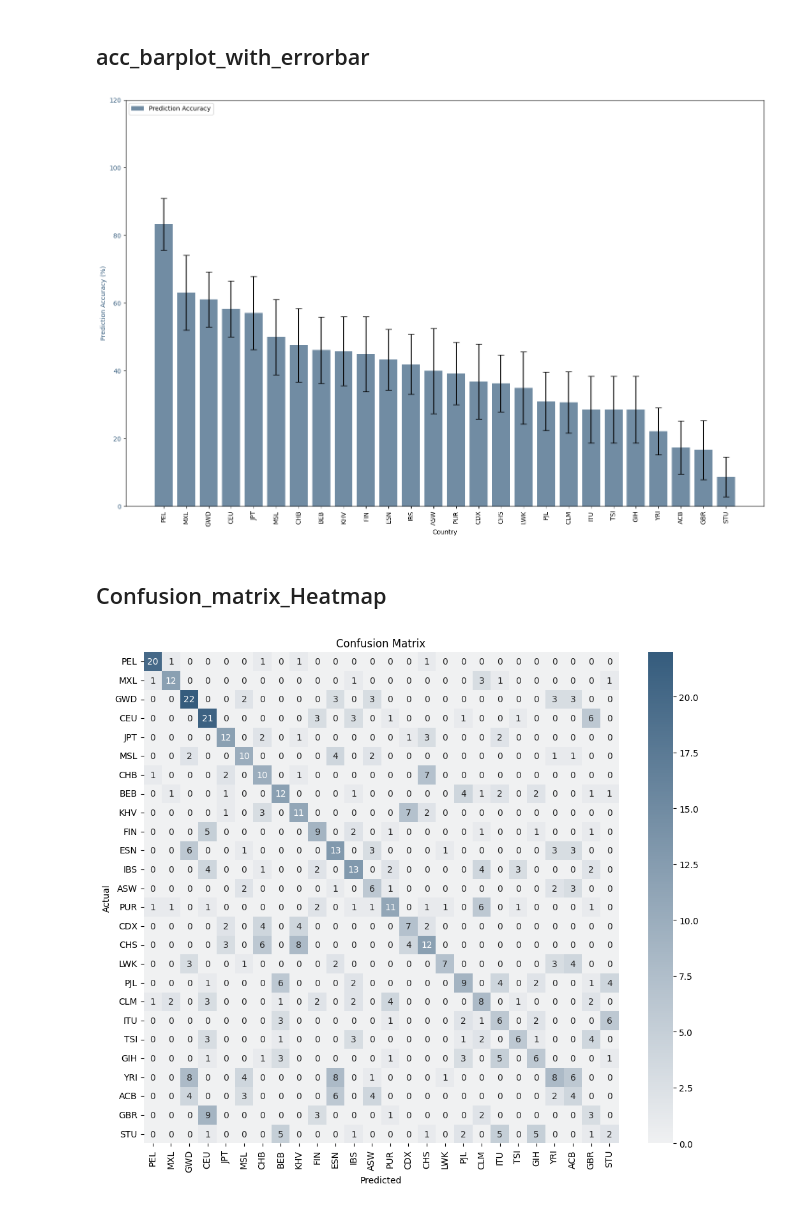
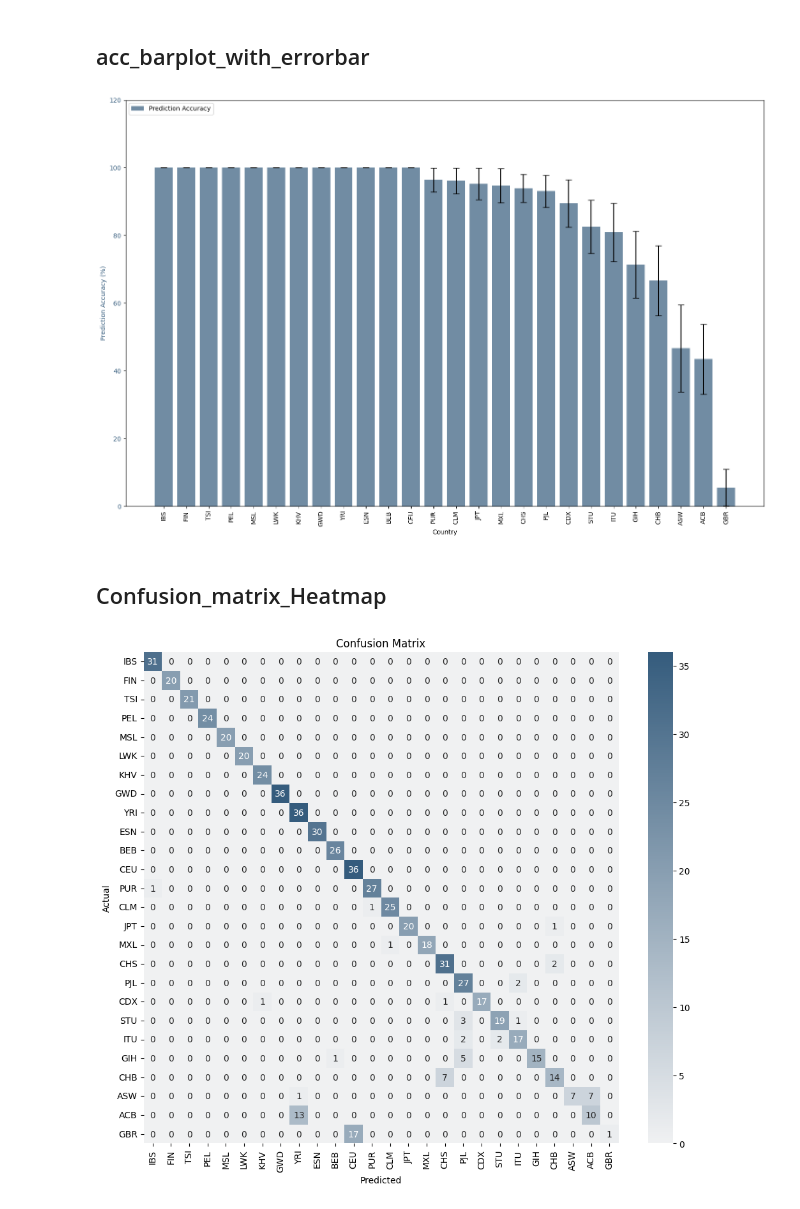
Before and after one commit to Jinhyun-Kim/geography_prediction, a Jupyter notebook: figure_country.ipynb, the cells around one changed output. Cells and saved outputs as stored; diff of their text form; code cells hidden in the pictures.

Commit message:
figure_country_define

```diff
--- a/figure_country.ipynb
+++ b/figure_country.ipynb
@@ -83,8 +83,8 @@ class data_loader:
 # data load
 # %%
 feature_data_path = '/project/datacamp/team11/data'
-# target_feature = "preprocessed/merged_support3_variance_0.1_random_1M"
-target_feature = "preprocessed/merged_random_1k"
+target_feature = "preprocessed/merged_support3_variance_0.1_random_1M"
+# target_feature = "preprocessed/merged_random_1k"
 target_feature_suffix = "_matrix.npy"
 sample_annotation_file = os.path.join(feature_data_path, "igsr-1000 genomes 30x on grch38.tsv")
 
@@ -156,37 +156,37 @@ df = pd.DataFrame({
     'Data Count': country_data_count,
     'Accuracy': country_accuracies,
     'STD': country_std_devs
 }).dropna().sort_values(by='Accuracy', ascending=False)
 
 sorted_countries = df['Country'].values
 sorted_data_count = df['Data Count'].values
 sorted_accuracies = df['Accuracy'].values
 sorted_std_devs = df['STD'].values
 
 
 
 
 def plot_country_data_with_error_bars(sorted_countries, accuracies, std_devs, file_path=None):
     fig, ax1 = plt.subplots(figsize=(15, 10))
 
     ax1.set_xlabel('Country')
     ax1.set_ylabel('Prediction Accuracy (%)', color=colors[4])
     bars = ax1.bar(sorted_countries, accuracies, yerr=std_devs, color=colors[4], alpha=0.7, label='Prediction Accuracy', capsize=5)
     ax1.tick_params(axis='y', labelcolor=colors[4])
     ax1.set_ylim(0, 120)
     plt.xticks(range(len(sorted_countries)),sorted_countries, rotation=90)
 
 
     fig.tight_layout()
     ax1.legend(loc='upper left')
 
-    # if file_path:
-    #     plt.savefig(file_path, dpi=300, bbox_inches='tight')
+    if file_path:
+        plt.savefig(file_path, dpi=300, bbox_inches='tight')
     plt.show()
 
-plot_country_data_with_error_bars(sorted_countries, sorted_accuracies, sorted_std_devs)
+plot_country_data_with_error_bars(sorted_countries, sorted_accuracies, sorted_std_devs, file_path="figure2_barplot.png")
 # %% [output]
-[figure, old version]
+[figure, new version]
 # %% [markdown]
 ## Confusion_matrix_Heatmap
 # %%
@@ -201,10 +201,10 @@ def plot_confusion_matrix(y_true, y_pred, label_mapping, sorted_countries, file_
     plt.xlabel('Predicted')
     plt.ylabel('Actual')
     plt.title('Confusion Matrix')
-    # if file_path:
-    #     plt.savefig(file_path, dpi=300, bbox_inches='tight')
+    if file_path:
+        plt.savefig(file_path, dpi=300, bbox_inches='tight')
     plt.show()
 
-plot_confusion_matrix(y_test, y_pred_test, label_mapping, sorted_countries)#, file_path="confusion_matrix_result.png")
+plot_confusion_matrix(y_test, y_pred_test, label_mapping, sorted_countries, file_path="country_confusion_matrix.png")
 # %% [output]
-[figure, old version]
+[figure, new version]
```
Also changed, not shown: parts of 5 cells of this notebook.
